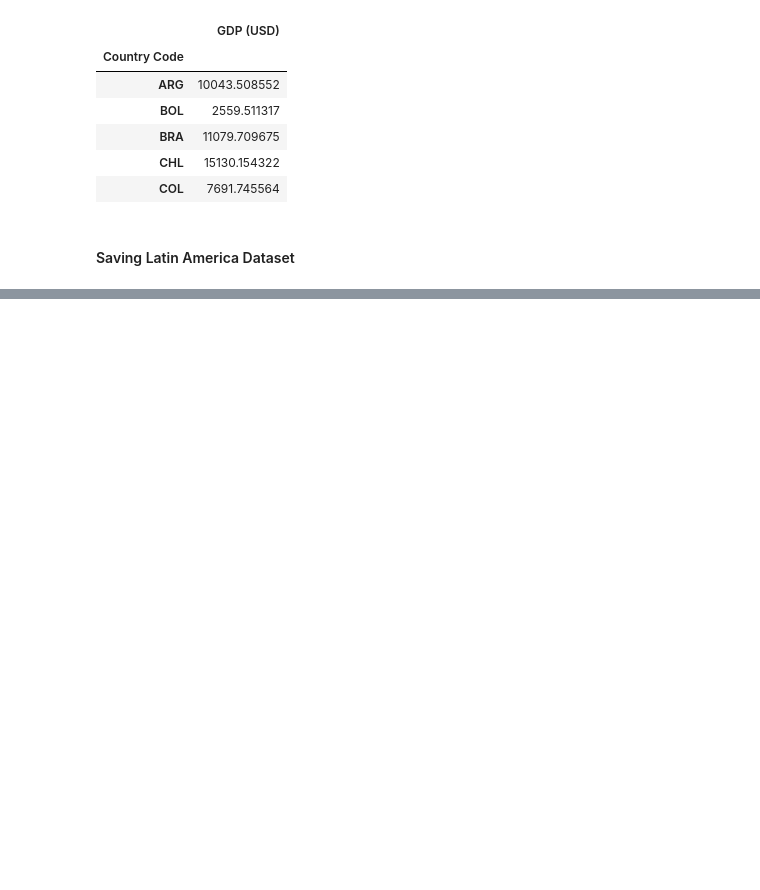
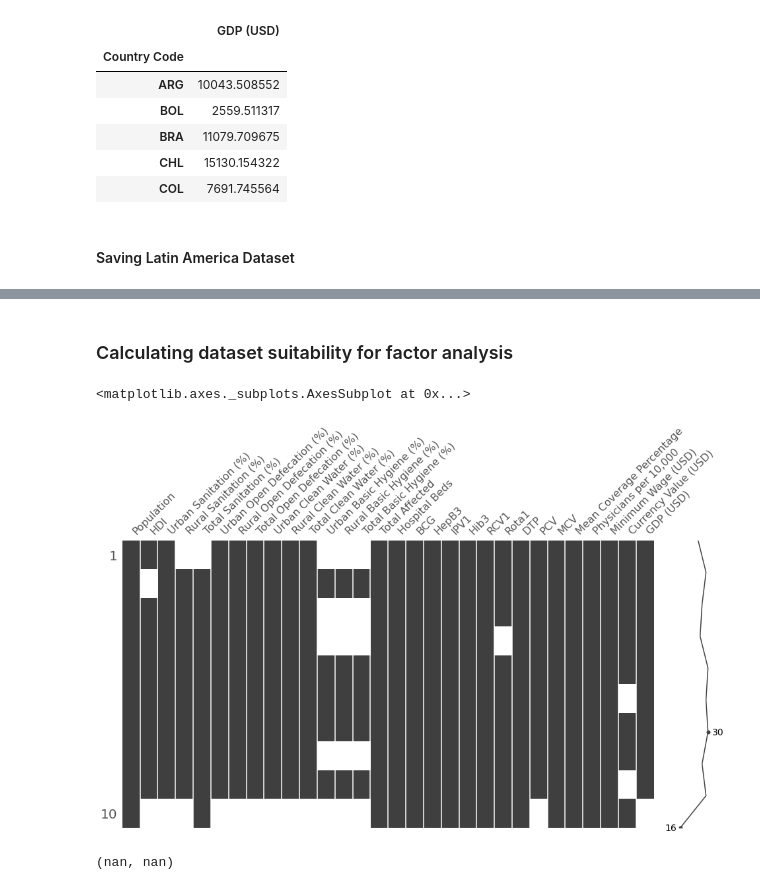
Before and after one commit to otavio-r-filho/nasa_space_apps, a Jupyter notebook: notebooks/analise_fatorial.ipynb, the cells around one changed output, grey strips where cells are left out. Cells and saved outputs as stored; diff of their text form; code cells hidden in the pictures; blank space fills up the shorter version.

```diff
--- a/notebooks/analise_fatorial.ipynb
+++ b/notebooks/analise_fatorial.ipynb
@@ -418,3 +474,5 @@ Importante considerations:
 2. Sample size should be greater than the factor.
 3. There should not be perfect multicollinearity.
 4. There should not be homoscedasticity between the variables.
+# %%
+data_latin_america_path = "Data/Tratados/LATIN_AMERICA.csv"
@@ -420,0 +481,3 @@ Importante considerations:
+# %%
+df_latin_america = pd.read_csv(data_latin_america_path, index_col=0)
+df_latin_america
@@ -420,0 +497,12 @@ Importante considerations:
+# %% [markdown]
+### Calculating dataset suitability for factor analysis
+# %%
+mso.matrix(df_latin_america, figsize=(16,8))
+# %% [output]
+<matplotlib.axes._subplots.AxesSubplot at 0x...>
+[figure, added]
+# %%
+chi_square_value, p_value = calculate_bartlett_sphericity(df_latin_america)
+chi_square_value, p_value
+# %% [output]
+(nan, nan)
```
Also changed, not shown: parts of 8 cells of this notebook.
